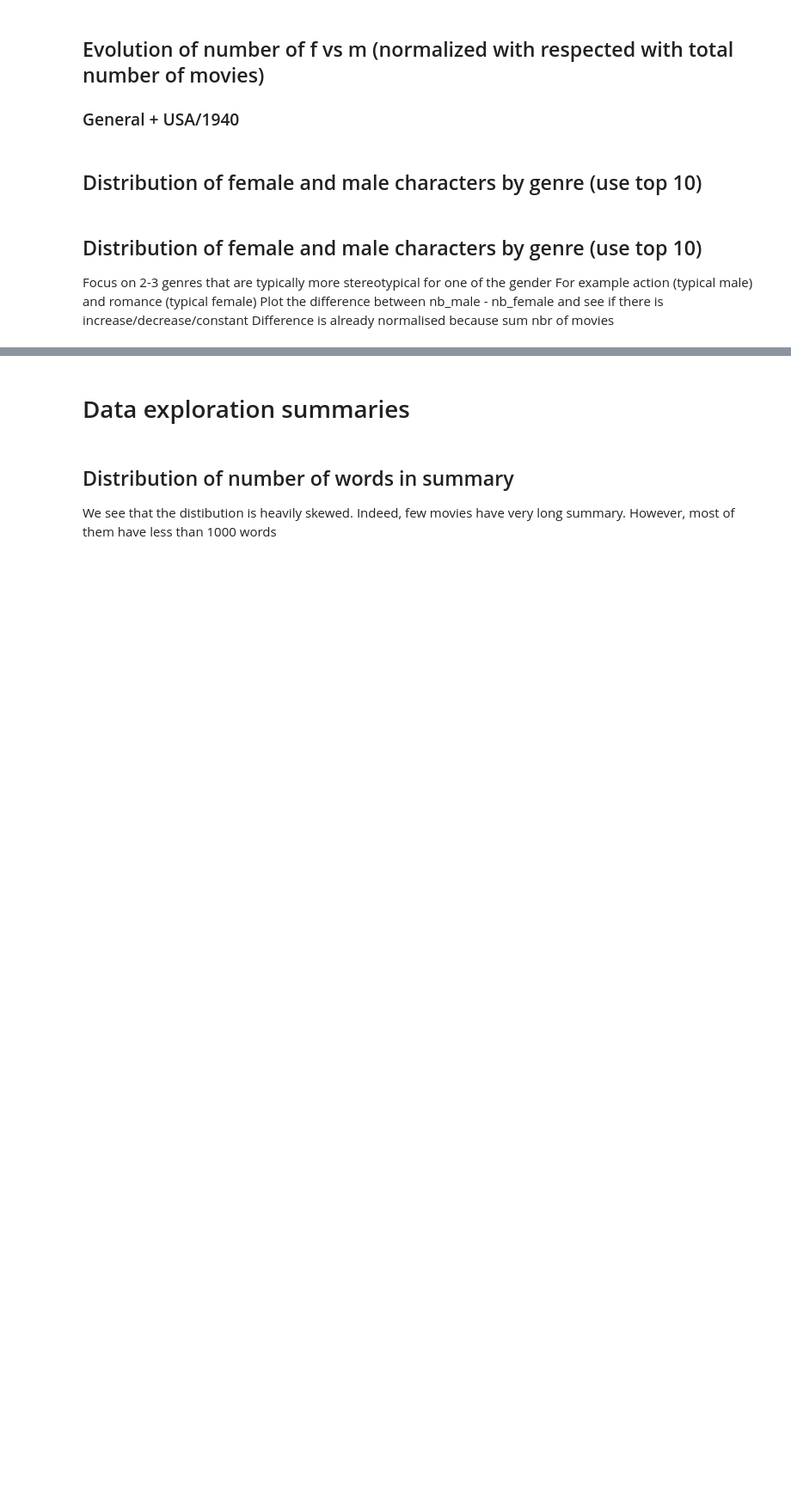
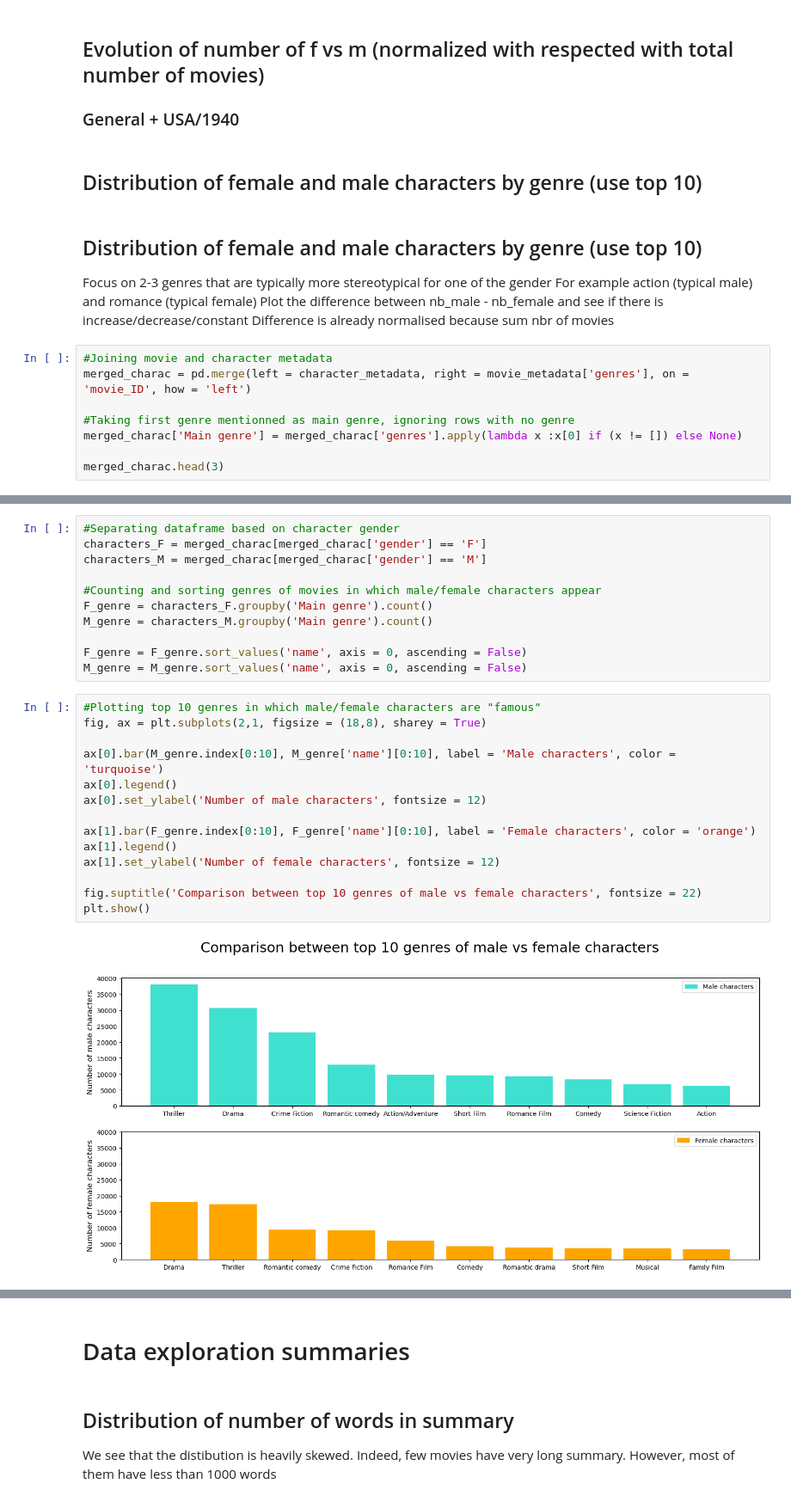
Before and after one commit to epfl-ada/ada-2022-project-error141, a Jupyter notebook: data_exploration_final.ipynb, the cells around one changed output, grey strips where cells are left out. Shown at 86% size. Drawn from its saved outputs; the diff is of its cells as text; blank space fills up the shorter version.

```diff
--- a/data_exploration_final.ipynb
+++ b/data_exploration_final.ipynb
@@ -253,3 +246,11 @@ Focus on 2-3 genres that are typically more stereotypical for one of the gender
 For example action (typical male) and romance (typical female)
 Plot the difference between nb_male - nb_female and see if there is increase/decrease/constant
 Difference is already normalised because sum nbr of movies
+# %%
+#Joining movie and character metadata
+merged_charac = pd.merge(left = character_metadata, right = movie_metadata['genres'], on = 'movie_ID', how = 'left')
+
+#Taking first genre mentionned as main genre, ignoring rows with no genre
+merged_charac['Main genre'] = merged_charac['genres'].apply(lambda x :x[0] if (x != []) else None)
+
+merged_charac.head(3)
@@ -255,0 +263,27 @@ Difference is already normalised because sum nbr of movies
+# %%
+#Separating dataframe based on character gender
+characters_F = merged_charac[merged_charac['gender'] == 'F']
+characters_M = merged_charac[merged_charac['gender'] == 'M']
+
+#Counting and sorting genres of movies in which male/female characters appear
+F_genre = characters_F.groupby('Main genre').count()
+M_genre = characters_M.groupby('Main genre').count()
+
+F_genre = F_genre.sort_values('name', axis = 0, ascending = False)
+M_genre = M_genre.sort_values('name', axis = 0, ascending = False)
+# %%
+#Plotting top 10 genres in which male/female characters are "famous"
+fig, ax = plt.subplots(2,1, figsize = (18,8), sharey = True)
+
+ax[0].bar(M_genre.index[0:10], M_genre['name'][0:10], label = 'Male characters', color = 'turquoise')
+ax[0].legend()
+ax[0].set_ylabel('Number of male characters', fontsize = 12)
+
+ax[1].bar(F_genre.index[0:10], F_genre['name'][0:10], label = 'Female characters', color = 'orange')
+ax[1].legend()
+ax[1].set_ylabel('Number of female characters', fontsize = 12)
+
+fig.suptitle('Comparison between top 10 genres of male vs female characters', fontsize = 22)
+plt.show()
+# %% [output]
+[figure, added]
```
Also changed, not shown: parts of 11 cells of this notebook.
